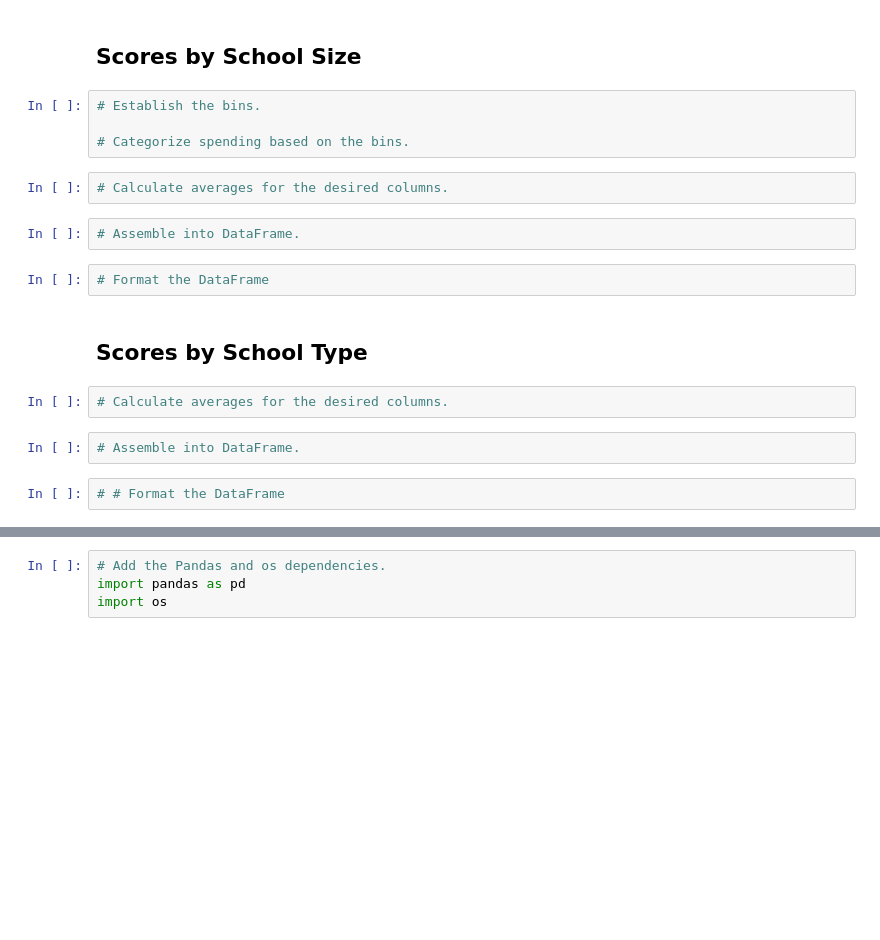
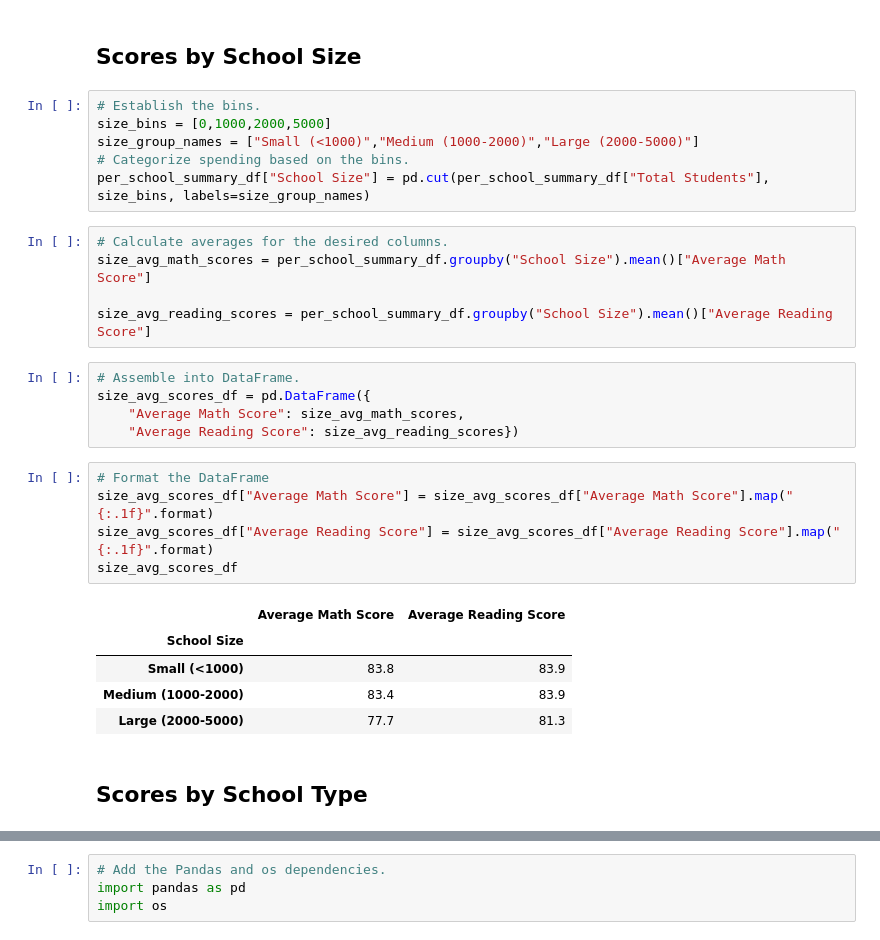
Before and after one commit to cedoula/School_District_Analysis, a Jupyter notebook: PyCitySchools_Challenge_testing.ipynb, the cells around one changed output, grey strips where cells are left out. Drawn from its saved outputs; the diff is of its cells as text; blank space fills up the shorter version.

```diff
--- a/PyCitySchools_Challenge_testing.ipynb
+++ b/PyCitySchools_Challenge_testing.ipynb
@@ -411,20 +432,31 @@ per_school_avg_reading_scores_df
 # %% [markdown]
 ## Scores by School Size
-# %%
-# Establish the bins.
-
-# Categorize spending based on the bins.
-# %%
-# Calculate averages for the desired columns.
-# %%
-# Assemble into DataFrame.
-# %%
-# Format the DataFrame
+# %%
+# Establish the bins.
+size_bins = [0,1000,2000,5000]
+size_group_names = ["Small (<1000)","Medium (1000-2000)","Large (2000-5000)"]
+# Categorize spending based on the bins.
+per_school_summary_df["School Size"] = pd.cut(per_school_summary_df["Total Students"], size_bins, labels=size_group_names)
+# %%
+# Calculate averages for the desired columns.
+size_avg_math_scores = per_school_summary_df.groupby("School Size").mean()["Average Math Score"]
+
+size_avg_reading_scores = per_school_summary_df.groupby("School Size").mean()["Average Reading Score"]
+# %%
+# Assemble into DataFrame.
+size_avg_scores_df = pd.DataFrame({
+    "Average Math Score": size_avg_math_scores,
+    "Average Reading Score": size_avg_reading_scores})
+# %%
+# Format the DataFrame
+size_avg_scores_df["Average Math Score"] = size_avg_scores_df["Average Math Score"].map("{:.1f}".format)
+size_avg_scores_df["Average Reading Score"] = size_avg_scores_df["Average Reading Score"].map("{:.1f}".format)
+size_avg_scores_df
+# %% [output]
+|  | Average Math Score | Average Reading Score |
+| School Size |  |  |
+| Small (<1000) | 83.8 | 83.9 |
+| Medium (1000-2000) | 83.4 | 83.9 |
+| Large (2000-5000) | 77.7 | 81.3 |
 # %% [markdown]
 ## Scores by School Type
-# %%
-# Calculate averages for the desired columns.
-# %%
-# Assemble into DataFrame.
-# %%
-# # Format the DataFrame
```
Also changed, not shown: parts of 18 cells of this notebook, 1 other file.
